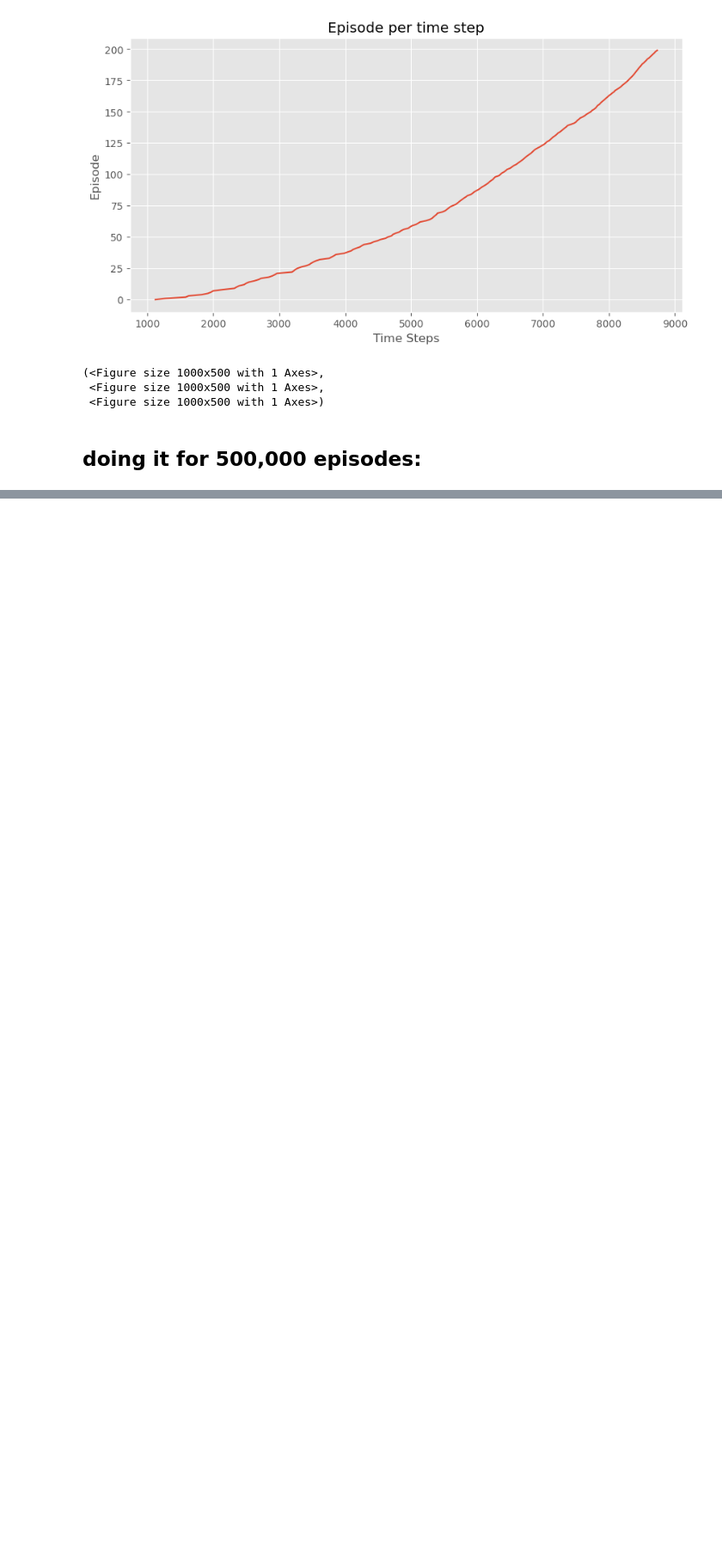
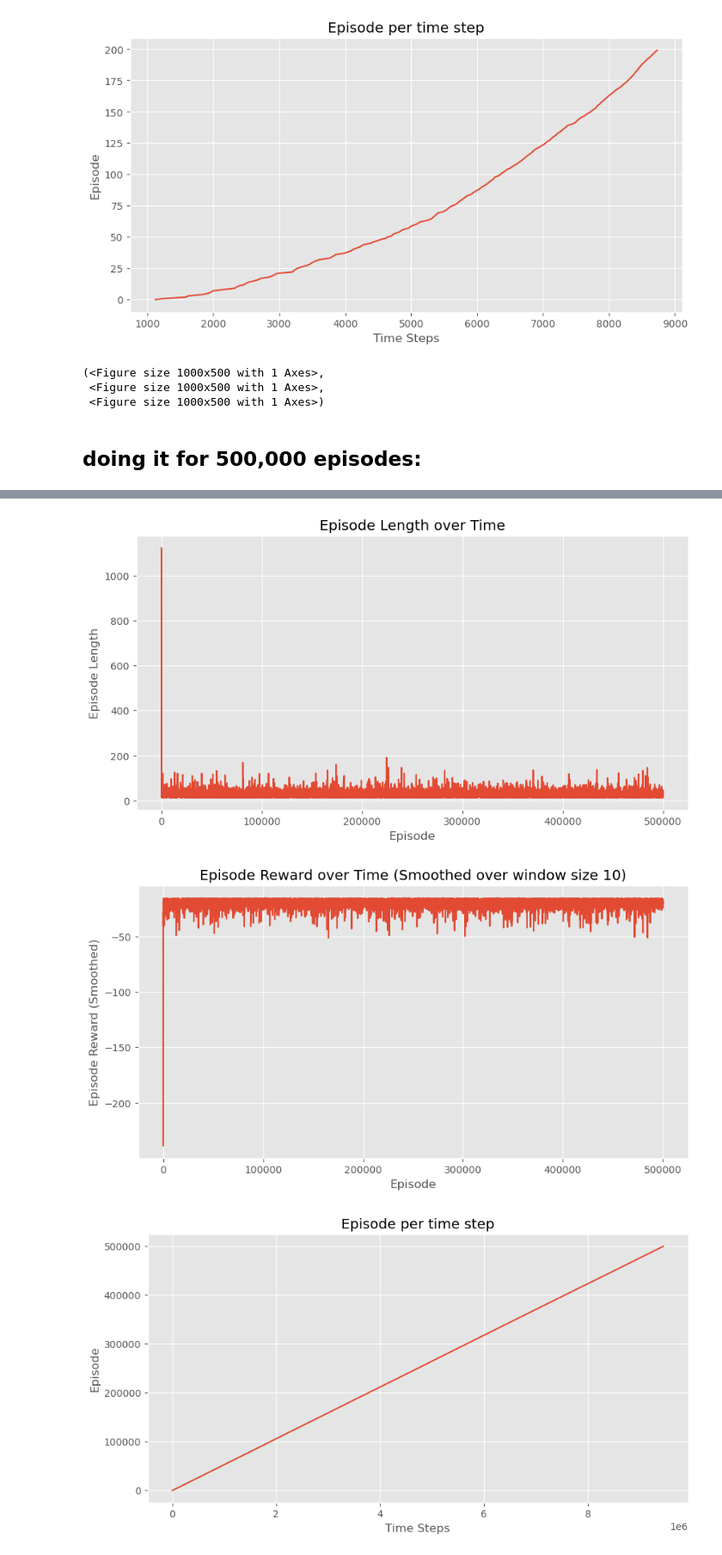
Before and after one commit to DorDorHome/reinforcement-learning, a Jupyter notebook: TD/SARSA.ipynb, the cells around one changed output, grey strips where cells are left out. Shown: that part at 86% size. Cells and saved outputs as stored; diff of their text form; code cells hidden in the pictures; blank space fills up the shorter version.

```diff
--- a/TD/SARSA.ipynb
+++ b/TD/SARSA.ipynb
@@ -145,0 +146,6 @@ Episode 200/200. Number of steps to end episode is 18:
+# %%
+plotting.plot_episode_stats(stats)
+# %% [output]
+[figure, added]
+[figure, added]
+[figure, added]
```
Also changed, not shown: parts of 5 cells of this notebook, 2 other files.
